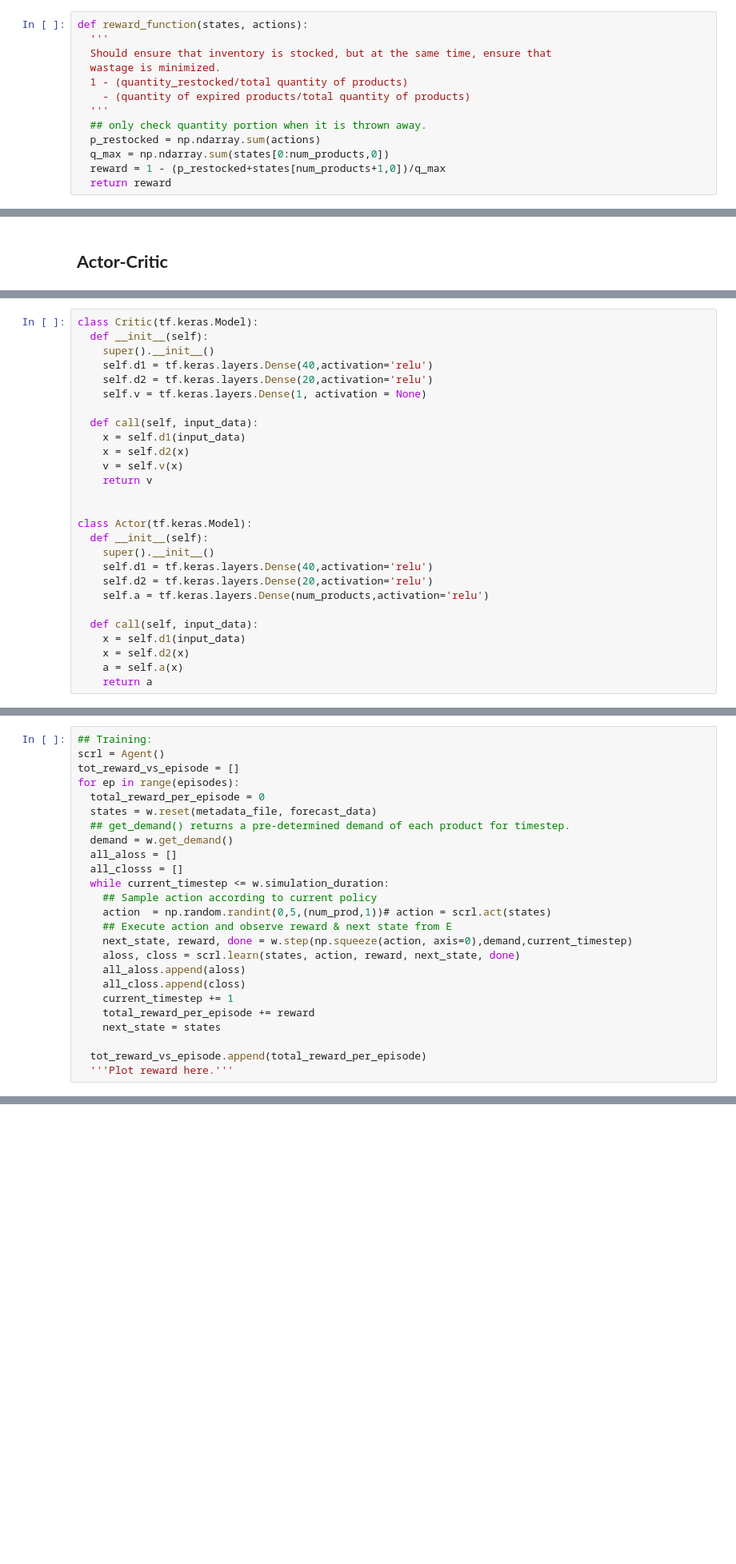
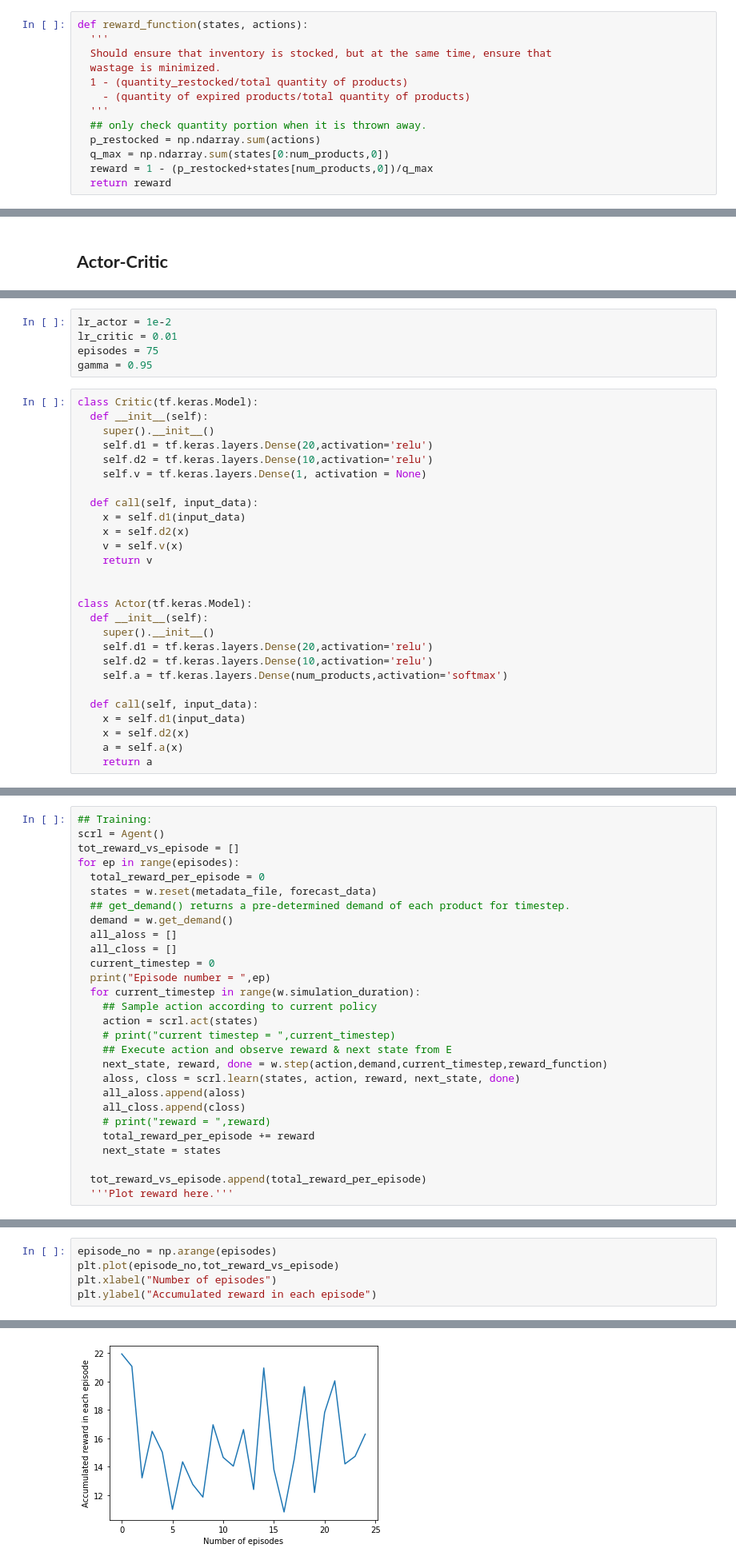
Before and after one commit to sharatpa/Supply_Chain, a Jupyter notebook: supply_chain.ipynb, the cells around one changed output, grey strips where cells are left out. Shown at 80% size. Cells and saved outputs as stored; diff of their text form; blank space fills up the shorter version.

```diff
--- a/supply_chain.ipynb
+++ b/supply_chain.ipynb
@@ -54,7 +59,7 @@ def reward_function(states, actions):
   ## only check quantity portion when it is thrown away.
   p_restocked = np.ndarray.sum(actions)
   q_max = np.ndarray.sum(states[0:num_products,0])
-  reward = 1 - (p_restocked+states[num_products+1,0])/q_max
+  reward = 1 - (p_restocked+states[num_products,0])/q_max
   return reward
 # %%
 ## Test passing a function as argument here:
@@ -73,9 +70,14 @@ lr_critic = 5e-3      # learning rate for critic
+# %%
+lr_actor = 1e-2
+lr_critic = 0.01
+episodes = 75
+gamma = 0.95
 # %%
 class Critic(tf.keras.Model):
   def __init__(self):
     super().__init__()
-    self.d1 = tf.keras.layers.Dense(40,activation='relu')
-    self.d2 = tf.keras.layers.Dense(20,activation='relu')
+    self.d1 = tf.keras.layers.Dense(20,activation='relu')
+    self.d2 = tf.keras.layers.Dense(10,activation='relu')
     self.v = tf.keras.layers.Dense(1, activation = None)
 
   def call(self, input_data):
@@ -88,9 +90,9 @@ class Critic(tf.keras.Model):
 class Actor(tf.keras.Model):
   def __init__(self):
     super().__init__()
-    self.d1 = tf.keras.layers.Dense(40,activation='relu')
-    self.d2 = tf.keras.layers.Dense(20,activation='relu')
-    self.a = tf.keras.layers.Dense(num_products,activation='relu')
+    self.d1 = tf.keras.layers.Dense(20,activation='relu')
+    self.d2 = tf.keras.layers.Dense(10,activation='relu')
+    self.a = tf.keras.layers.Dense(num_products,activation='softmax')
 
   def call(self, input_data):
     x = self.d1(input_data)
@@ -157,16 +162,19 @@ for ep in range(episodes):
   ## get_demand() returns a pre-determined demand of each product for timestep.
   demand = w.get_demand()
   all_aloss = []
-  all_closss = []
-  while current_timestep <= w.simulation_duration:
+  all_closs = []
+  current_timestep = 0
+  print("Episode number = ",ep)
+  for current_timestep in range(w.simulation_duration):
     ## Sample action according to current policy
-    action  = np.random.randint(0,5,(num_prod,1))# action = scrl.act(states)
+    action = scrl.act(states)
+    # print("current timestep = ",current_timestep)
     ## Execute action and observe reward & next state from E
-    next_state, reward, done = w.step(np.squeeze(action, axis=0),demand,current_timestep)
+    next_state, reward, done = w.step(action,demand,current_timestep,reward_function)
     aloss, closs = scrl.learn(states, action, reward, next_state, done)
     all_aloss.append(aloss)
     all_closs.append(closs)
-    current_timestep += 1
+    # print("reward = ",reward)
     total_reward_per_episode += reward
     next_state = states
 
@@ -187,0 +204,6 @@ IndexError: ignored
+# %%
+episode_no = np.arange(episodes)
+plt.plot(episode_no,tot_reward_vs_episode)
+plt.xlabel("Number of episodes")
+plt.ylabel("Accumulated reward in each episode")
+# %% [output]
@@ -187,0 +211 @@ IndexError: ignored
+[figure, added]
```
Also changed, not shown: parts of 24 cells of this notebook.
